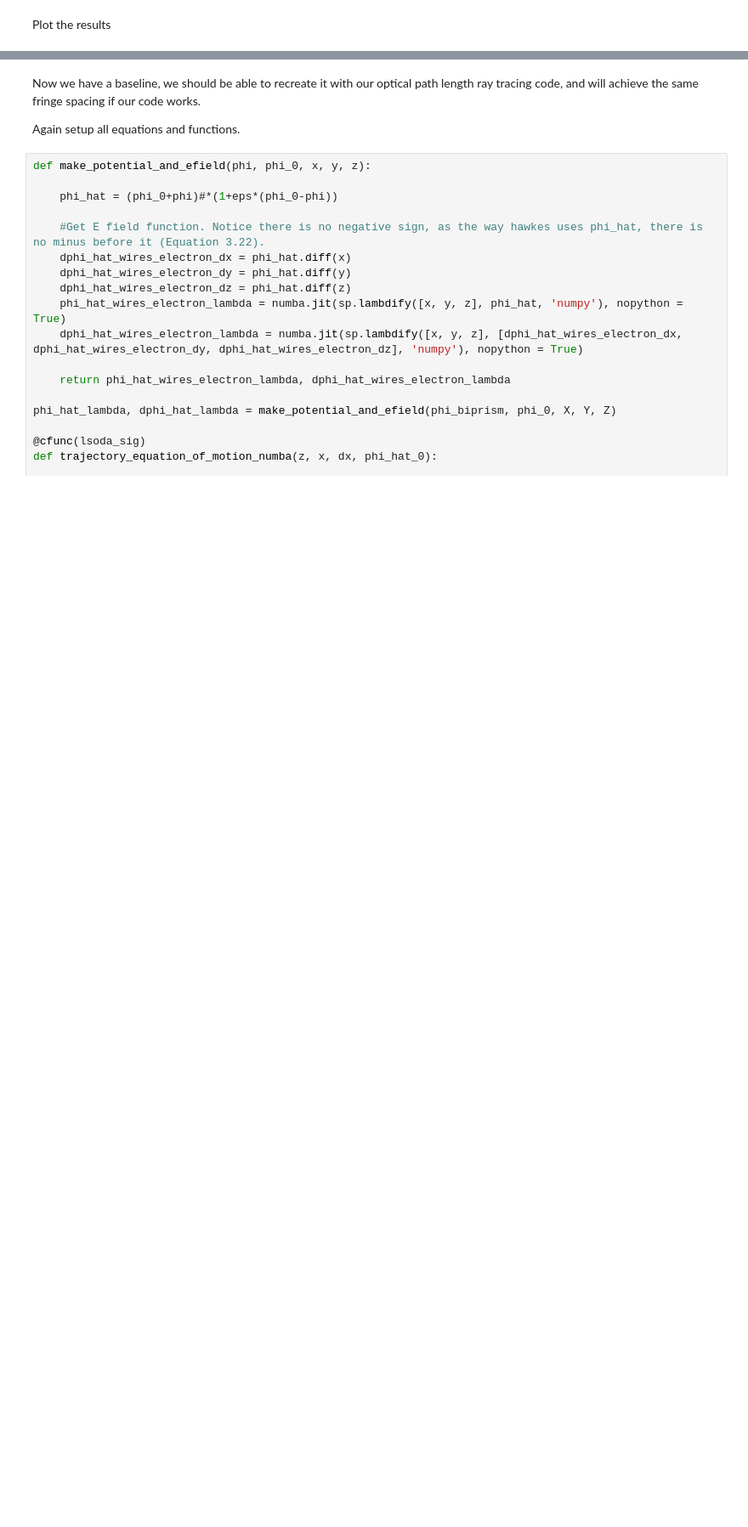
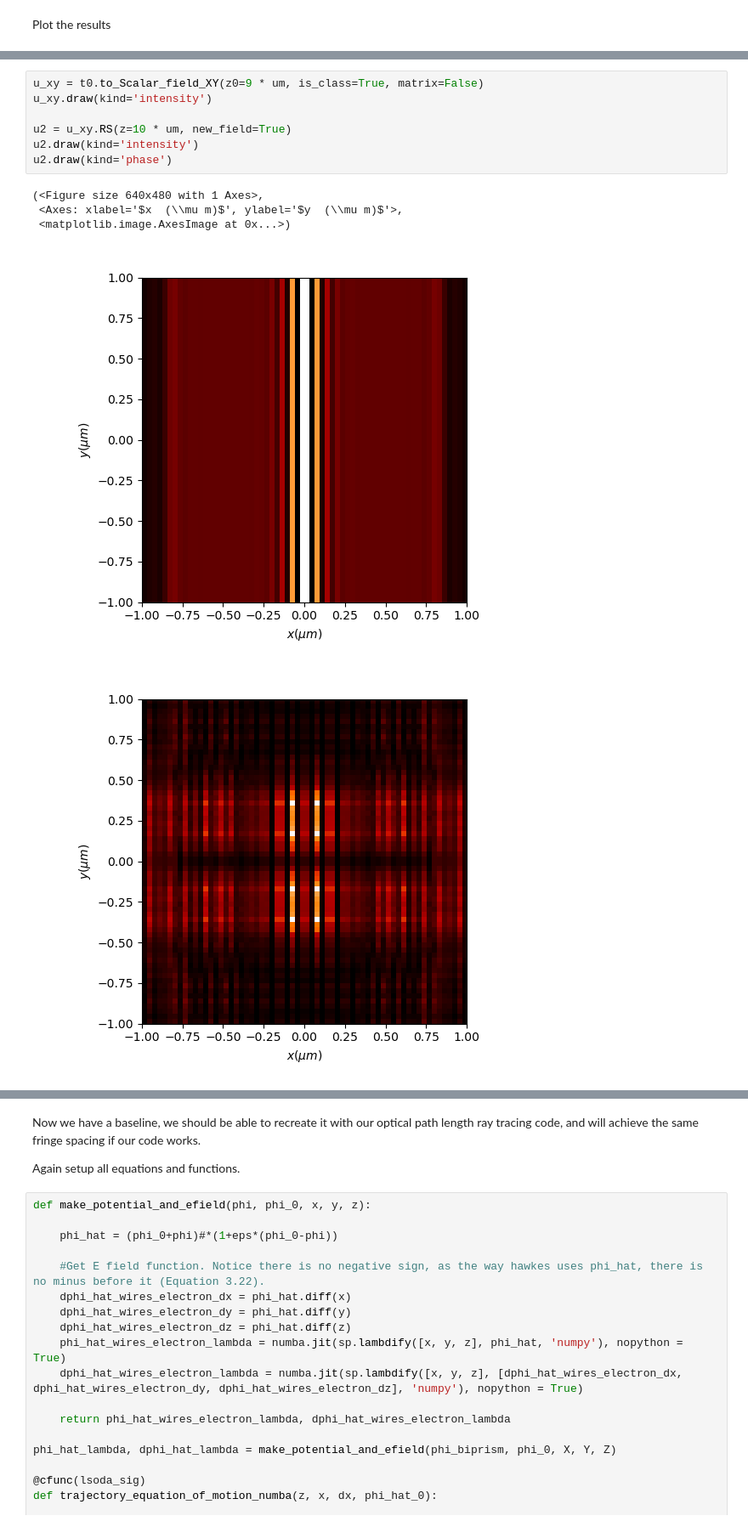
Before and after one commit to AMCLab/TEMGYMAdvanced, a Jupyter notebook: JanghyunCOMAnalysis/biprism_electrostatic_refractive_index_diffractio_compared_to_ray_tracing_baseline_2D.ipynb, the cells around one changed output, grey strips where cells are left out. Shown at 85% size. Cells and saved outputs as stored; diff of their text form; blank space fills up the shorter version.

```diff
--- a/JanghyunCOMAnalysis/biprism_electrostatic_refractive_index_diffractio_compared_to_ray_tracing_baseline_2D.ipynb
+++ b/JanghyunCOMAnalysis/biprism_electrostatic_refractive_index_diffractio_compared_to_ray_tracing_baseline_2D.ipynb
@@ -116,0 +124,13 @@ wave_fig = plt.gcf()
+# %%
+u_xy = t0.to_Scalar_field_XY(z0=9 * um, is_class=True, matrix=False)
+u_xy.draw(kind='intensity')
+
+u2 = u_xy.RS(z=10 * um, new_field=True)
+u2.draw(kind='intensity')
+u2.draw(kind='phase')
+# %% [output]
+(<Figure size 640x480 with 1 Axes>,
+ <Axes: xlabel='$x  (\\mu m)$', ylabel='$y  (\\mu m)$'>,
+ <matplotlib.image.AxesImage at 0x...>)
+[figure, added]
+[figure, added]
```
Also changed, not shown: parts of 7 cells of this notebook.
